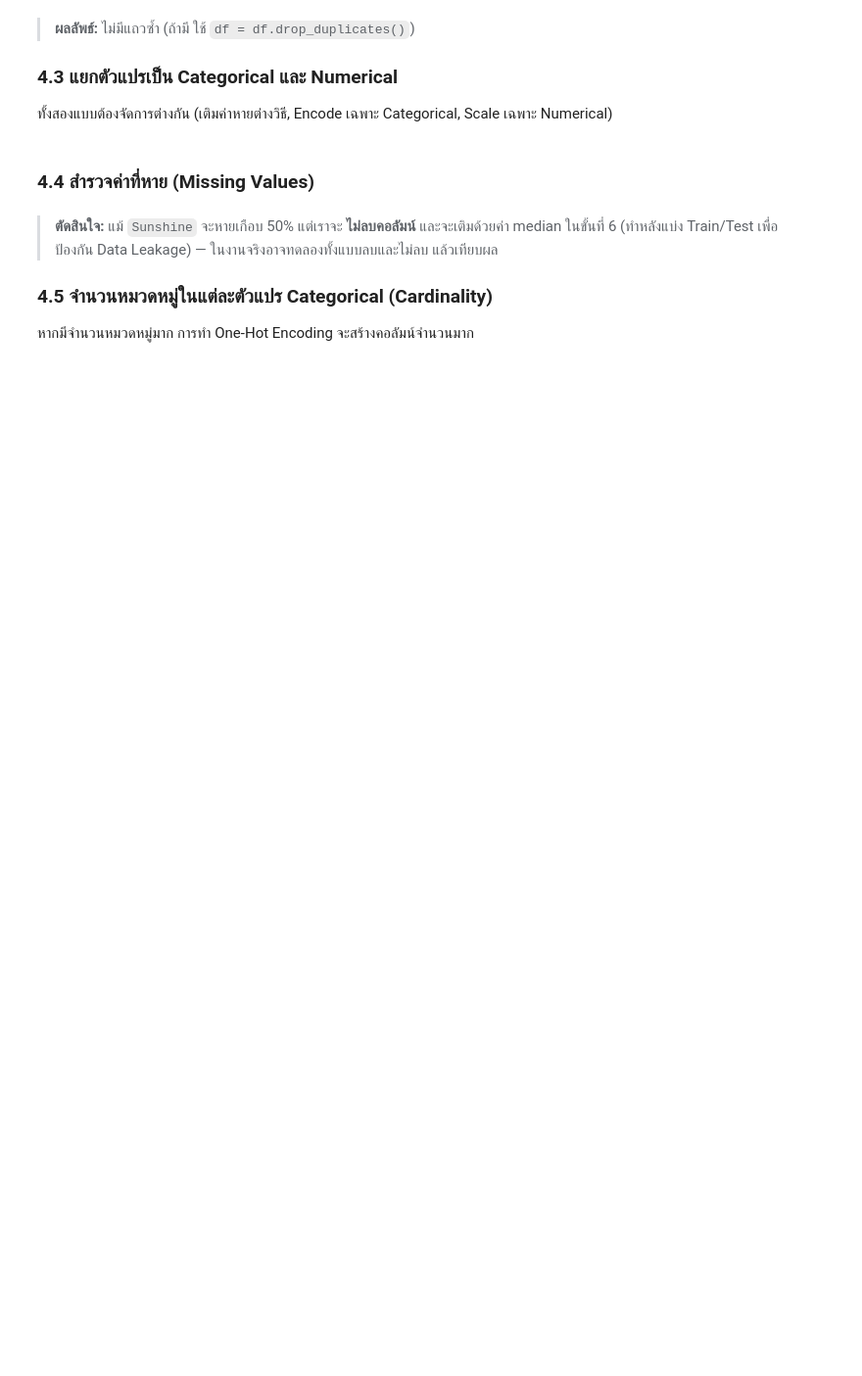
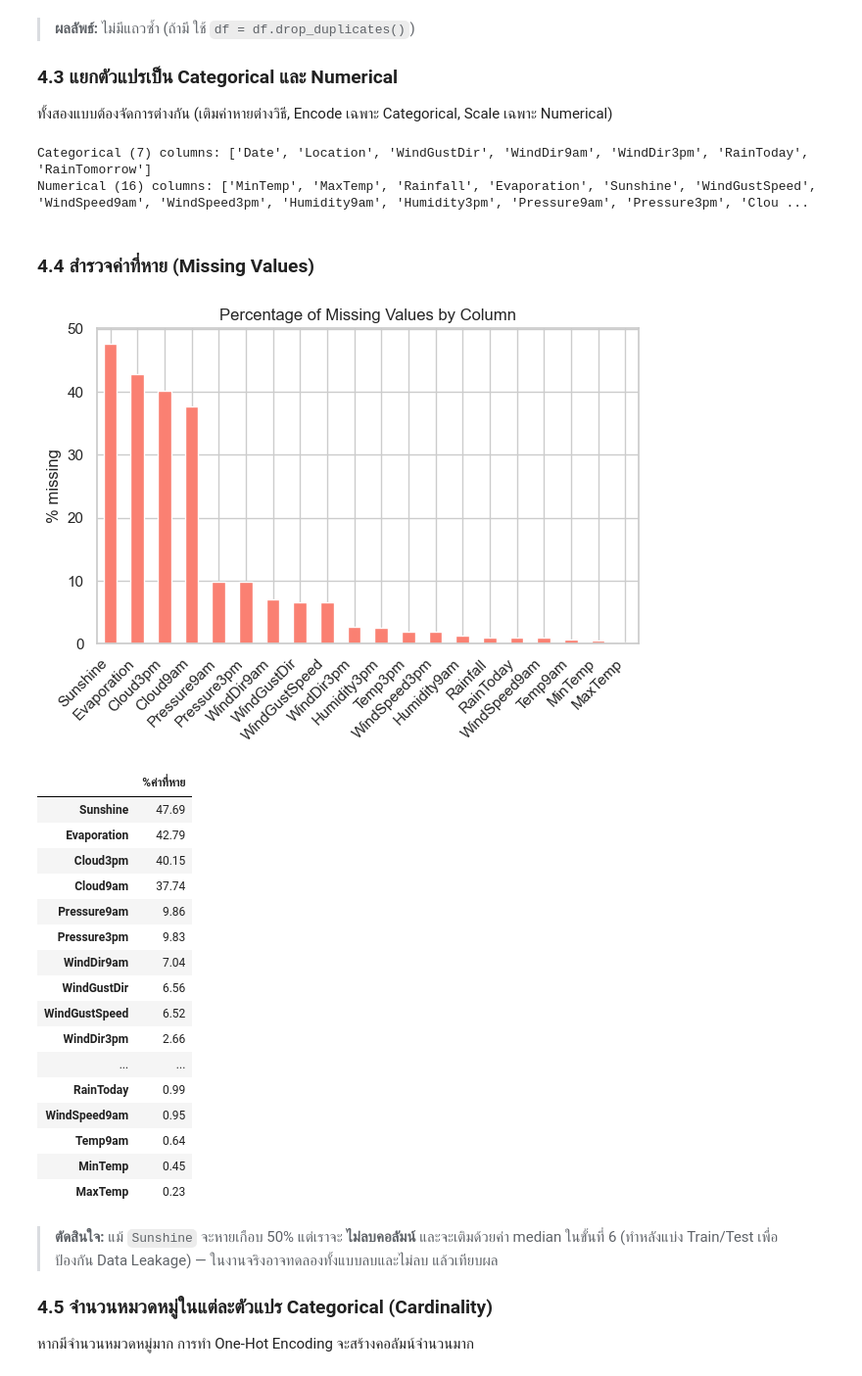
Before and after one commit to IceEz555/data-science-basic, a Jupyter notebook: PreTest/LiveCode/01_Classification_RainTomorrow_End-to-End_LiveCode.ipynb, the cells around one changed output. Shown at 98% size. Cells and saved outputs as stored; diff of their text form; code cells hidden in the pictures; blank space fills up the shorter version.

```diff
--- a/PreTest/LiveCode/01_Classification_RainTomorrow_End-to-End_LiveCode.ipynb
+++ b/PreTest/LiveCode/01_Classification_RainTomorrow_End-to-End_LiveCode.ipynb
@@ -36,5 +36,26 @@
 
 ---
 # ขั้นที่ 2: นำเข้าไลบรารีและโหลดข้อมูล
+# %%
+import os
+import warnings
+import numpy as np
+import pandas as pd
+import matplotlib.pyplot as plt
+import seaborn as sns
+
+warnings.filterwarnings("ignore")
+pd.set_option('display.max_columns', 50)
+sns.set_theme(style="whitegrid")
 # %% [markdown]
 โค้ดด้านล่างจะหาไฟล์ในโฟลเดอร์ `Data/` ก่อน ถ้าไม่มี (เช่นเปิดบน Google Colab) จะดาวน์โหลดจาก Kaggle ให้อัตโนมัติด้วย `kagglehub`
+# %%
+DATA_FILE = "Data/weatherAUS.csv"
+
+if not os.path.exists(DATA_FILE):
+    import kagglehub
+    folder = kagglehub.download_dataset("jsphyg/weather-dataset-rattle-package", DATA_FILE)
+    DATA_FILE = os.path.join(folder, DATA_FILE)
+
+df = pd.read_csv(DATA_FILE)
+print(f"Data shape: {df.shape}")
@@ -78,3 +142,8 @@
 
 ### 4.1 ลบแถวที่ไม่มีคำตอบ (Target หาย)
 แถวที่ไม่รู้ว่าพรุ่งนี้ฝนตกหรือไม่ **ใช้สอนโมเดลไม่ได้** และ **ห้ามประมาณค่า Target ขึ้นเอง** (เพราะจะเป็นการสร้างคำตอบปลอมขึ้นมาเอง)
+# %%
+print(df['RainTomorrow'].isnull().sum())
+df = df.dropna(subset=['RainTomorrow'])
+print("After dropping rows with missing 'RainTomorrow' values:")
+print(df.shape)
@@ -85,8 +162,49 @@
 
 ### 4.3 แยกตัวแปรเป็น Categorical และ Numerical
 ทั้งสองแบบต้องจัดการต่างกัน (เติมค่าหายต่างวิธี, Encode เฉพาะ Categorical, Scale เฉพาะ Numerical)
+# %%
+categorical = [col for col in df.columns if df[col].dtype == 'object']
+numerical = [col for col in df.columns if df[col].dtype != 'object']
+
+print(f"Categorical ({len(categorical)}) columns: {categorical}")
+print(f"Numerical ({len(numerical)}) columns: {numerical}")
+# %% [output]
+Categorical (7) columns: ['Date', 'Location', 'WindGustDir', 'WindDir9am', 'WindDir3pm', 'RainToday', 'RainTomorrow']
+Numerical (16) columns: ['MinTemp', 'MaxTemp', 'Rainfall', 'Evaporation', 'Sunshine', 'WindGustSpeed', 'WindSpeed9am', 'WindSpeed3pm', 'Humidity9am', 'Humidity3pm', 'Pressure9am', 'Pressure3pm', 'Clou ...
 # %% [markdown]
 ### 4.4 สำรวจค่าที่หาย (Missing Values)
+# %%
+missing = (df.isna().mean() * 100).sort_values(ascending=False)
+missing = missing[missing > 0]
+
+plt.Figure(figsize=(10, 6))
+missing.plot(kind='bar', color='salmon')
+plt.title("Percentage of Missing Values by Column")
+plt.ylabel("% missing")
+plt.xticks(rotation=45, ha='right')
+plt.tight_layout()
+plt.show()
+
+missing.round(2).to_frame("%ค่าที่หาย")
+# %% [output]
+[figure, added]
+|  | %ค่าที่หาย |
+| Sunshine | 47.69 |
+| Evaporation | 42.79 |
+| Cloud3pm | 40.15 |
+| Cloud9am | 37.74 |
+| Pressure9am | 9.86 |
+| Pressure3pm | 9.83 |
+| WindDir9am | 7.04 |
+| WindGustDir | 6.56 |
+| WindGustSpeed | 6.52 |
+| WindDir3pm | 2.66 |
+| ... | ... |
+| RainToday | 0.99 |
+| WindSpeed9am | 0.95 |
+| Temp9am | 0.64 |
+| MinTemp | 0.45 |
+| MaxTemp | 0.23 |
 # %% [markdown]
 > **ตัดสินใจ:** แม้ `Sunshine` จะหายเกือบ 50% แต่เราจะ **ไม่ลบคอลัมน์** และจะเติมด้วยค่า median ในขั้นที่ 6
 > (ทำหลังแบ่ง Train/Test เพื่อป้องกัน Data Leakage) — ในงานจริงอาจทดลองทั้งแบบลบและไม่ลบ แล้วเทียบผล
```
Also changed, not shown: parts of 31 cells of this notebook, 7 other files.
